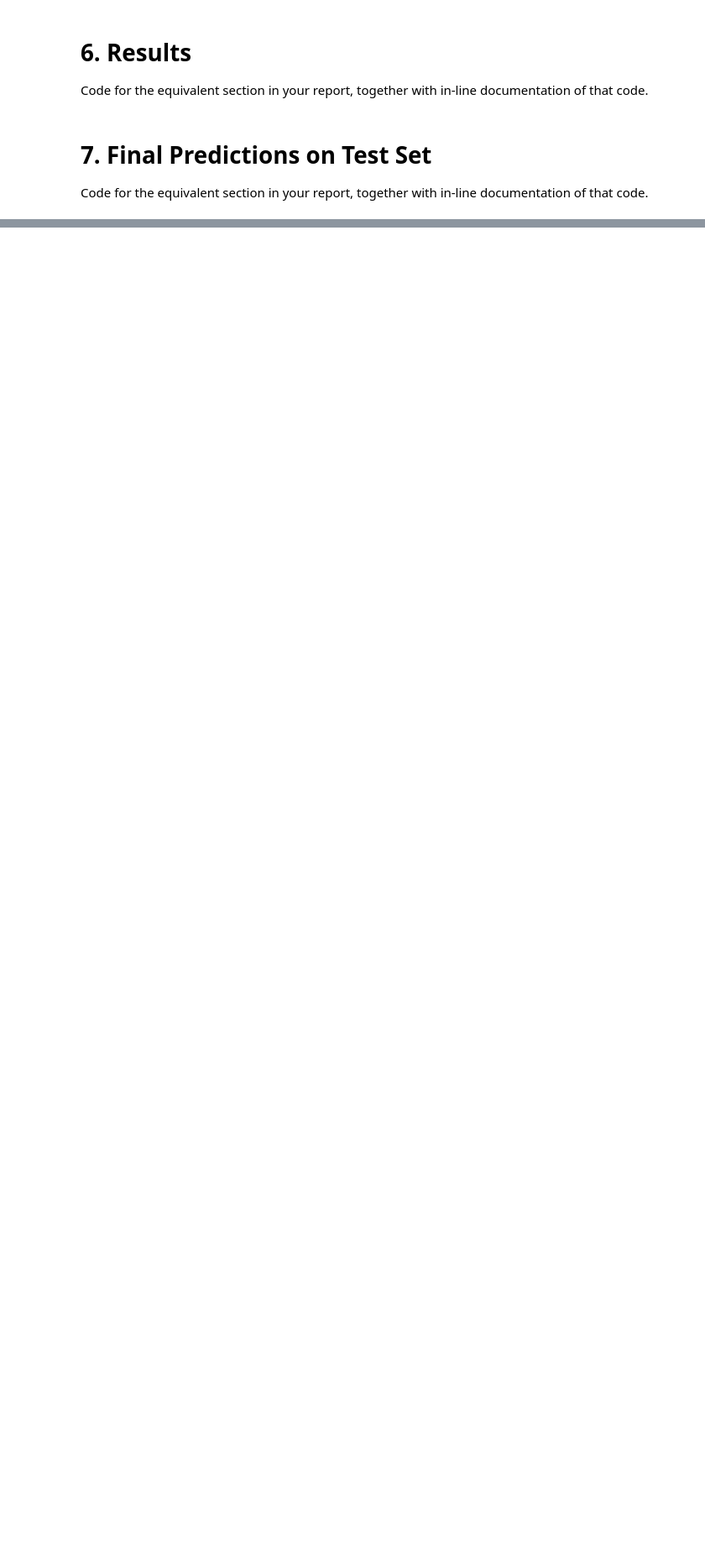
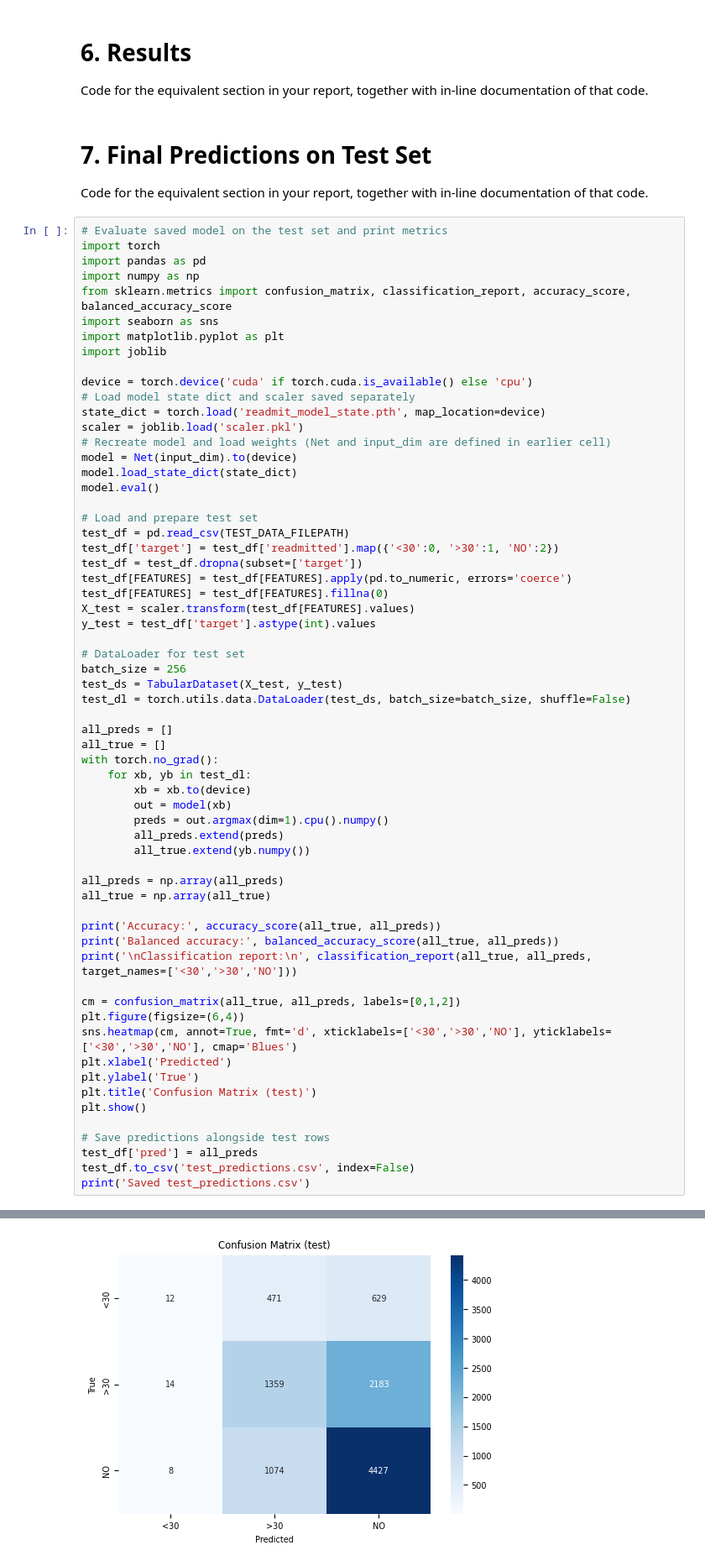
Before and after one commit to OminousSquash/BENG0095CW, a Jupyter notebook: notebook.ipynb, the cells around one changed output, grey strips where cells are left out. Shown at 84% size. Saved outputs shown, nothing was run; the diff lists cells and outputs as text; blank space fills up the shorter version.

Commit message:
Initial model created with 6 columns

```diff
--- a/notebook.ipynb
+++ b/notebook.ipynb
@@ -449,3 +561,66 @@ that code.
 # 7. Final Predictions on Test Set
 Code for the equivalent section in your report, together with in-line documentation of
 that code.
+# %%
+# Evaluate saved model on the test set and print metrics
+import torch
+import pandas as pd
+import numpy as np
+from sklearn.metrics import confusion_matrix, classification_report, accuracy_score, balanced_accuracy_score
+import seaborn as sns
+import matplotlib.pyplot as plt
+import joblib
+
+device = torch.device('cuda' if torch.cuda.is_available() else 'cpu')
+# Load model state dict and scaler saved separately
+state_dict = torch.load('readmit_model_state.pth', map_location=device)
+scaler = joblib.load('scaler.pkl')
+# Recreate model and load weights (Net and input_dim are defined in earlier cell)
+model = Net(input_dim).to(device)
+model.load_state_dict(state_dict)
+model.eval()
+
+# Load and prepare test set
+test_df = pd.read_csv(TEST_DATA_FILEPATH)
+test_df['target'] = test_df['readmitted'].map({'<30':0, '>30':1, 'NO':2})
+test_df = test_df.dropna(subset=['target'])
+test_df[FEATURES] = test_df[FEATURES].apply(pd.to_numeric, errors='coerce')
+test_df[FEATURES] = test_df[FEATURES].fillna(0)
+X_test = scaler.transform(test_df[FEATURES].values)
+y_test = test_df['target'].astype(int).values
+
+# DataLoader for test set
+batch_size = 256
+test_ds = TabularDataset(X_test, y_test)
+test_dl = torch.utils.data.DataLoader(test_ds, batch_size=batch_size, shuffle=False)
+
+all_preds = []
+all_true = []
+with torch.no_grad():
+    for xb, yb in test_dl:
+        xb = xb.to(device)
+        out = model(xb)
+        preds = out.argmax(dim=1).cpu().numpy()
+        all_preds.extend(preds)
+        all_true.extend(yb.numpy())
+
+all_preds = np.array(all_preds)
+all_true = np.array(all_true)
+
+print('Accuracy:', accuracy_score(all_true, all_preds))
+print('Balanced accuracy:', balanced_accuracy_score(all_true, all_preds))
+print('\nClassification report:\n', classification_report(all_true, all_preds, target_names=['<30','>30','NO']))
+
+cm = confusion_matrix(all_true, all_preds, labels=[0,1,2])
+plt.figure(figsize=(6,4))
+sns.heatmap(cm, annot=True, fmt='d', xticklabels=['<30','>30','NO'], yticklabels=['<30','>30','NO'], cmap='Blues')
+plt.xlabel('Predicted')
+plt.ylabel('True')
+plt.title('Confusion Matrix (test)')
+plt.show()
+
+# Save predictions alongside test rows
+test_df['pred'] = all_preds
+test_df.to_csv('test_predictions.csv', index=False)
+print('Saved test_predictions.csv')
+# %% [output]
@@ -451,0 +640 @@ that code.
+[figure, added]
```
Also changed, not shown: parts of 7 cells of this notebook, 4 other files.
